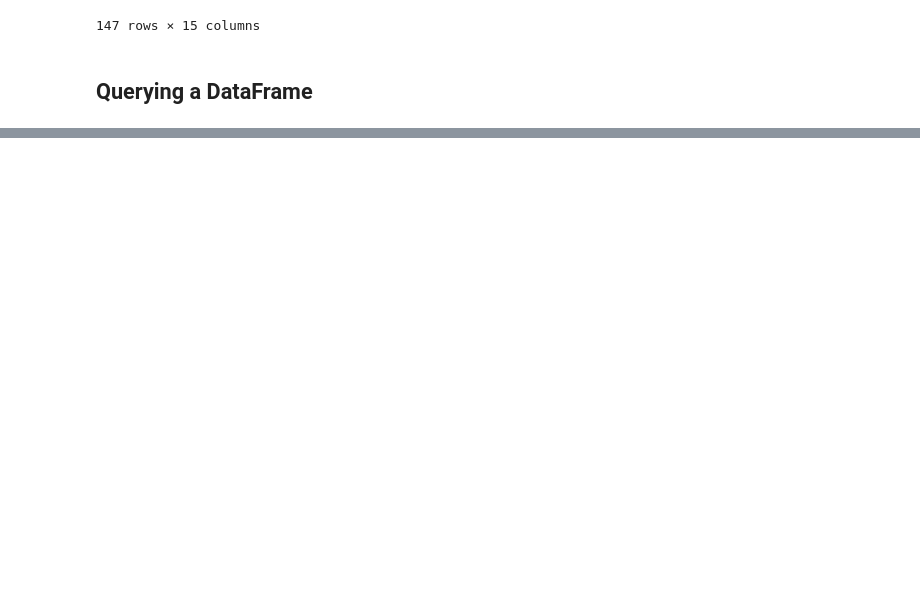
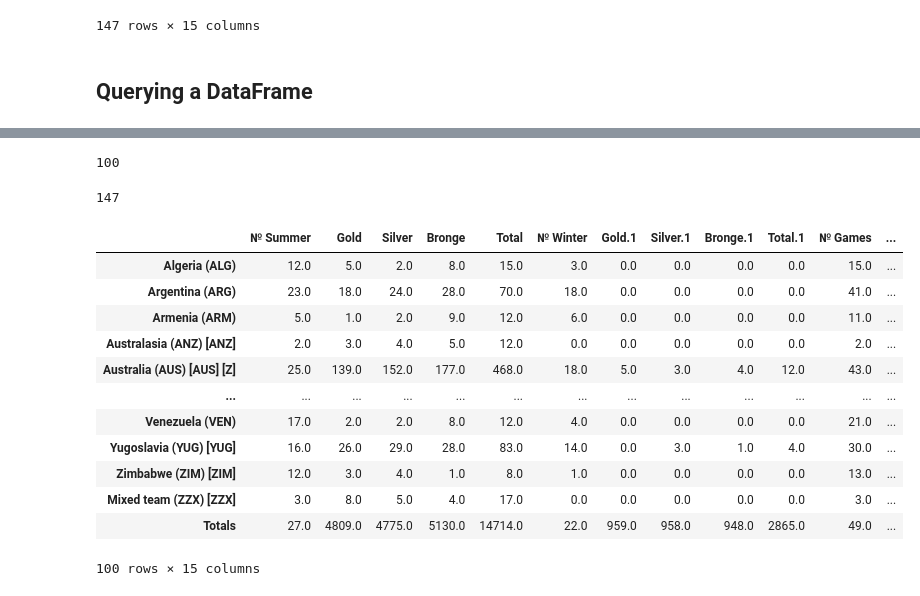
Before and after one commit to rktirtho/Applied-Data-Science-with-Python, a Jupyter notebook: Module-1/Week-1.ipynb, the cells around one changed output, grey strips where cells are left out. Drawn from its saved outputs; the diff is of its cells as text; code cells hidden in the pictures; blank space fills up the shorter version.

```diff
--- a/Module-1/Week-1.ipynb
+++ b/Module-1/Week-1.ipynb
@@ -708,0 +724,3 @@ df
+# %%
+only_gold = df.where(df['Gold'] > 0)
+only_gold.head()
@@ -708,0 +734,26 @@ df
+# %%
+only_gold['Gold'].count()
+# %% [output]
+100
+# %%
+df['Gold'].count()
+# %% [output]
+147
+# %%
+only_gold =  only_gold.dropna()
+# %%
+only_gold
+# %% [output]
+|  | № Summer | Gold | Silver | Bronge | Total | № Winter | Gold.1 | Silver.1 | Bronge.1 | Total.1 | № Games | ... |
+| Algeria (ALG) | 12.0 | 5.0 | 2.0 | 8.0 | 15.0 | 3.0 | 0.0 | 0.0 | 0.0 | 0.0 | 15.0 | ... |
+| Argentina (ARG) | 23.0 | 18.0 | 24.0 | 28.0 | 70.0 | 18.0 | 0.0 | 0.0 | 0.0 | 0.0 | 41.0 | ... |
+| Armenia (ARM) | 5.0 | 1.0 | 2.0 | 9.0 | 12.0 | 6.0 | 0.0 | 0.0 | 0.0 | 0.0 | 11.0 | ... |
+| Australasia (ANZ) [ANZ] | 2.0 | 3.0 | 4.0 | 5.0 | 12.0 | 0.0 | 0.0 | 0.0 | 0.0 | 0.0 | 2.0 | ... |
+| Australia (AUS) [AUS] [Z] | 25.0 | 139.0 | 152.0 | 177.0 | 468.0 | 18.0 | 5.0 | 3.0 | 4.0 | 12.0 | 43.0 | ... |
+| ... | ... | ... | ... | ... | ... | ... | ... | ... | ... | ... | ... | ... |
+| Venezuela (VEN) | 17.0 | 2.0 | 2.0 | 8.0 | 12.0 | 4.0 | 0.0 | 0.0 | 0.0 | 0.0 | 21.0 | ... |
+| Yugoslavia (YUG) [YUG] | 16.0 | 26.0 | 29.0 | 28.0 | 83.0 | 14.0 | 0.0 | 3.0 | 1.0 | 4.0 | 30.0 | ... |
+| Zimbabwe (ZIM) [ZIM] | 12.0 | 3.0 | 4.0 | 1.0 | 8.0 | 1.0 | 0.0 | 0.0 | 0.0 | 0.0 | 13.0 | ... |
+| Mixed team (ZZX) [ZZX] | 3.0 | 8.0 | 5.0 | 4.0 | 17.0 | 0.0 | 0.0 | 0.0 | 0.0 | 0.0 | 3.0 | ... |
+| Totals | 27.0 | 4809.0 | 4775.0 | 5130.0 | 14714.0 | 22.0 | 959.0 | 958.0 | 948.0 | 2865.0 | 49.0 | ... |
+100 rows × 15 columns
```
Also changed, not shown: parts of 5 cells of this notebook.
